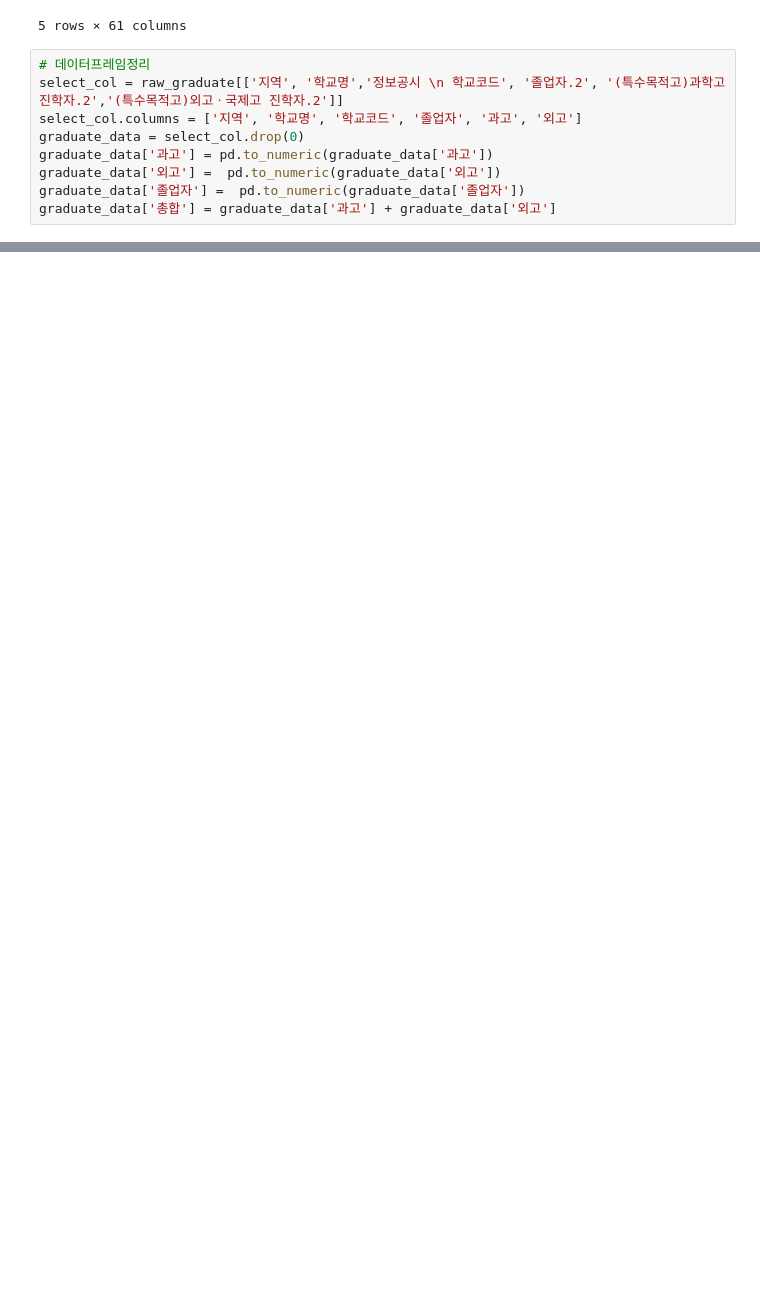
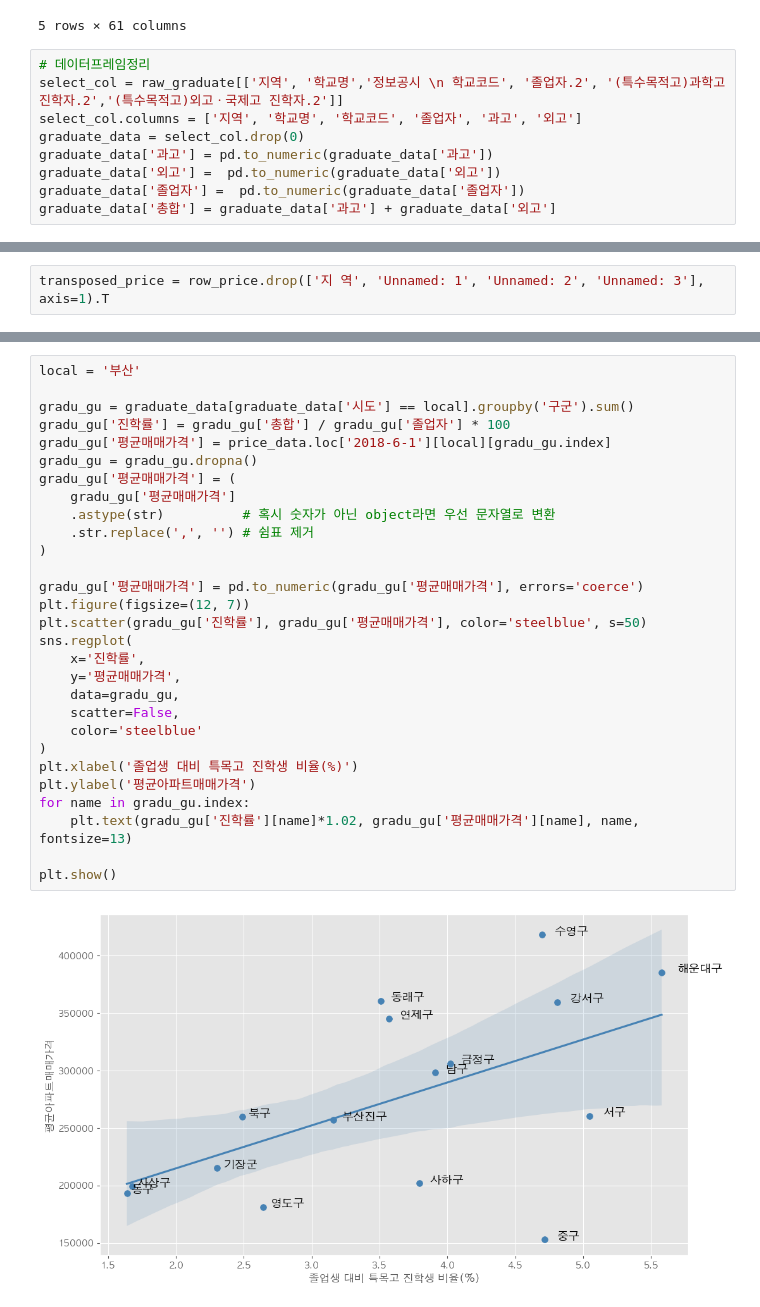
Before and after one commit to junhyeok0703/estate_DA_book, a Jupyter notebook: 챕터4.1.ipynb, the cells around one changed output, grey strips where cells are left out. Drawn from its saved outputs; the diff is of its cells as text; blank space fills up the shorter version.

```diff
--- a/챕터4.1.ipynb
+++ b/챕터4.1.ipynb
@@ -91,0 +183,2 @@ graduate_data['구군'] = graduate_data['지역'].dropna().apply(lambda x: x.spl
+# %%
+transposed_price = row_price.drop(['지 역', 'Unnamed: 1', 'Unnamed: 2', 'Unnamed: 3'], axis=1).T
@@ -91,0 +416,31 @@ graduate_data['구군'] = graduate_data['지역'].dropna().apply(lambda x: x.spl
+# %%
+local = '부산'
+
+gradu_gu = graduate_data[graduate_data['시도'] == local].groupby('구군').sum()
+gradu_gu['진학률'] = gradu_gu['총합'] / gradu_gu['졸업자'] * 100
+gradu_gu['평균매매가격'] = price_data.loc['2018-6-1'][local][gradu_gu.index]
+gradu_gu = gradu_gu.dropna()
+gradu_gu['평균매매가격'] = (
+    gradu_gu['평균매매가격']
+    .astype(str)          # 혹시 숫자가 아닌 object라면 우선 문자열로 변환
+    .str.replace(',', '') # 쉼표 제거
+)
+
+gradu_gu['평균매매가격'] = pd.to_numeric(gradu_gu['평균매매가격'], errors='coerce')
+plt.figure(figsize=(12, 7))
+plt.scatter(gradu_gu['진학률'], gradu_gu['평균매매가격'], color='steelblue', s=50)
+sns.regplot(
+    x='진학률',
+    y='평균매매가격',
+    data=gradu_gu,
+    scatter=False,
+    color='steelblue'
+)
+plt.xlabel('졸업생 대비 특목고 진학생 비율(%)')
+plt.ylabel('평균아파트매매가격')
+for name in gradu_gu.index:
+    plt.text(gradu_gu['진학률'][name]*1.02, gradu_gu['평균매매가격'][name], name, fontsize=13)
+
+plt.show()
+# %% [output]
+[figure, added]
```
Also changed, not shown: parts of 32 cells of this notebook, 8 other files.
